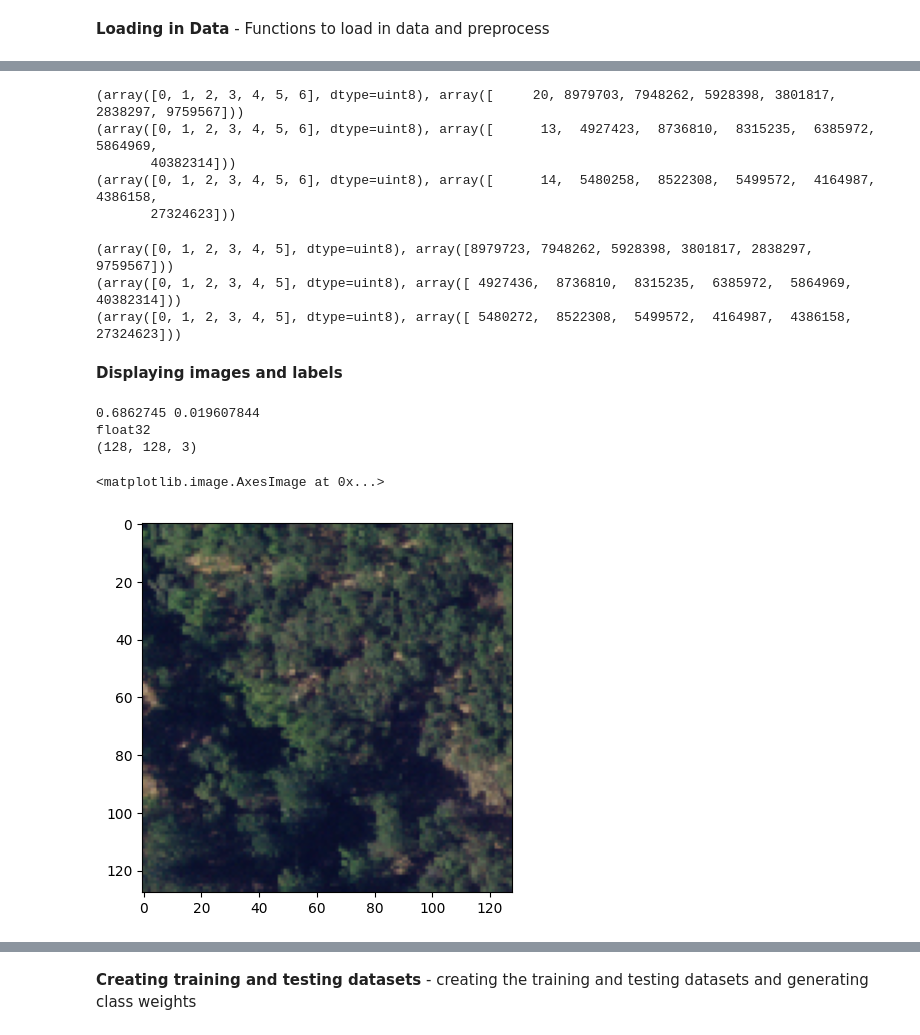
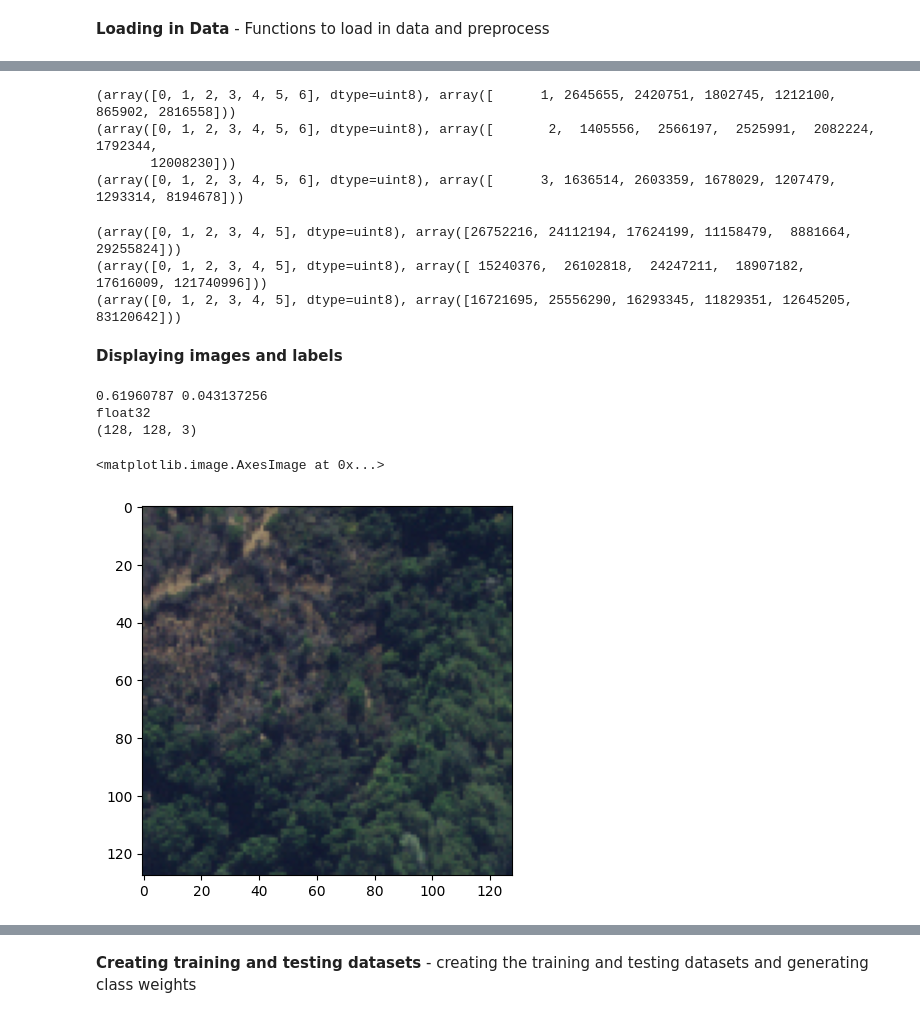
Before and after one commit to tylerjmwhit/Canopy_Damage_segmentation, a Jupyter notebook: segmented_dataset_classification.ipynb, the cells around one changed output, grey strips where cells are left out. Cells and saved outputs as stored; diff of their text form; code cells hidden in the pictures.

```diff
--- a/segmented_dataset_classification.ipynb
+++ b/segmented_dataset_classification.ipynb
@@ -46,7 +39,7 @@ Num GPUs Available:  2
 # %% [markdown]
 **Loading in Data** - Functions to load in data and preprocess
 # %%
-Pocket_images, Pocket_labels = hp.segmented_dataset_reader('PocketN_6_64')
-Nuns_images, Nuns_labels = hp.segmented_dataset_reader('NunsN_6_64')
-Tubbs_images, Tubbs_labels = hp.segmented_dataset_reader('tubbsN_6_64')
+Pocket_images,Pocket_geo,Pocket_labels = hp.segmented_dataset_reader('PocketN_6_64')
+Nuns_images, Nuns_labels = hp.segmented_dataset_reader('NunsN_6_64', train_bool=True)
+Tubbs_images, Tubbs_labels = hp.segmented_dataset_reader('tubbsN_6_64', train_bool=True)
 # %% [output]
@@ -70,18 +63,13 @@ float32 uint8
 float32 uint8
-# %%
-Pocket_images = Pocket_images[:, :, :, 0:3]
-Nuns_images = Nuns_images[:, :, :, 0:3]
-Tubbs_images = Tubbs_images[:, :, :, 0:3]
 # %%
 print(np.unique(Pocket_labels, return_counts=True))
 print(np.unique(Nuns_labels, return_counts=True))
 print(np.unique(Tubbs_labels, return_counts=True))
 # %% [output]
-(array([0, 1, 2, 3, 4, 5, 6], dtype=uint8), array([     20, 8979703, 7948262, 5928398, 3801817, 2838297, 9759567]))
-(array([0, 1, 2, 3, 4, 5, 6], dtype=uint8), array([      13,  4927423,  8736810,  8315235,  6385972,  5864969,
-       40382314]))
-(array([0, 1, 2, 3, 4, 5, 6], dtype=uint8), array([      14,  5480258,  8522308,  5499572,  4164987,  4386158,
-       27324623]))
+(array([0, 1, 2, 3, 4, 5, 6], dtype=uint8), array([      1, 2645655, 2420751, 1802745, 1212100,  865902, 2816558]))
+(array([0, 1, 2, 3, 4, 5, 6], dtype=uint8), array([       2,  1405556,  2566197,  2525991,  2082224,  1792344,
+       12008230]))
+(array([0, 1, 2, 3, 4, 5, 6], dtype=uint8), array([      3, 1636514, 2603359, 1678029, 1207479, 1293314, 8194678]))
 # %%
 Pocket_labels = np.where(Pocket_labels == 0, Pocket_labels + 1, Pocket_labels) - 1
 Nuns_labels = np.where(Nuns_labels == 0, Nuns_labels + 1, Nuns_labels) - 1
@@ -91,20 +79,20 @@ print(np.unique(Pocket_labels, return_counts=True))
 print(np.unique(Nuns_labels, return_counts=True))
 print(np.unique(Tubbs_labels, return_counts=True))
 # %% [output]
-(array([0, 1, 2, 3, 4, 5], dtype=uint8), array([8979723, 7948262, 5928398, 3801817, 2838297, 9759567]))
-(array([0, 1, 2, 3, 4, 5], dtype=uint8), array([ 4927436,  8736810,  8315235,  6385972,  5864969, 40382314]))
-(array([0, 1, 2, 3, 4, 5], dtype=uint8), array([ 5480272,  8522308,  5499572,  4164987,  4386158, 27324623]))
+(array([0, 1, 2, 3, 4, 5], dtype=uint8), array([26752216, 24112194, 17624199, 11158479,  8881664, 29255824]))
+(array([0, 1, 2, 3, 4, 5], dtype=uint8), array([ 15240376,  26102818,  24247211,  18907182,  17616009, 121740996]))
+(array([0, 1, 2, 3, 4, 5], dtype=uint8), array([16721695, 25556290, 16293345, 11829351, 12645205, 83120642]))
 # %% [markdown]
 **Displaying images and labels**
 # %%
-img = Pocket_images[200]
+img = Pocket_images[500]/255.0
 print(img.max(), img.min())
 print(img.dtype)
 print(img.shape)
 plt.imshow(img, vmax=1, vmin=0)
 # %% [output]
-0.6862745 0.019607844
+0.61960787 0.043137256
 float32
 (128, 128, 3)
 <matplotlib.image.AxesImage at 0x...>
-[figure, old version]
+[figure, new version]
```
Also changed, not shown: parts of 64 cells of this notebook, 1 other file.
